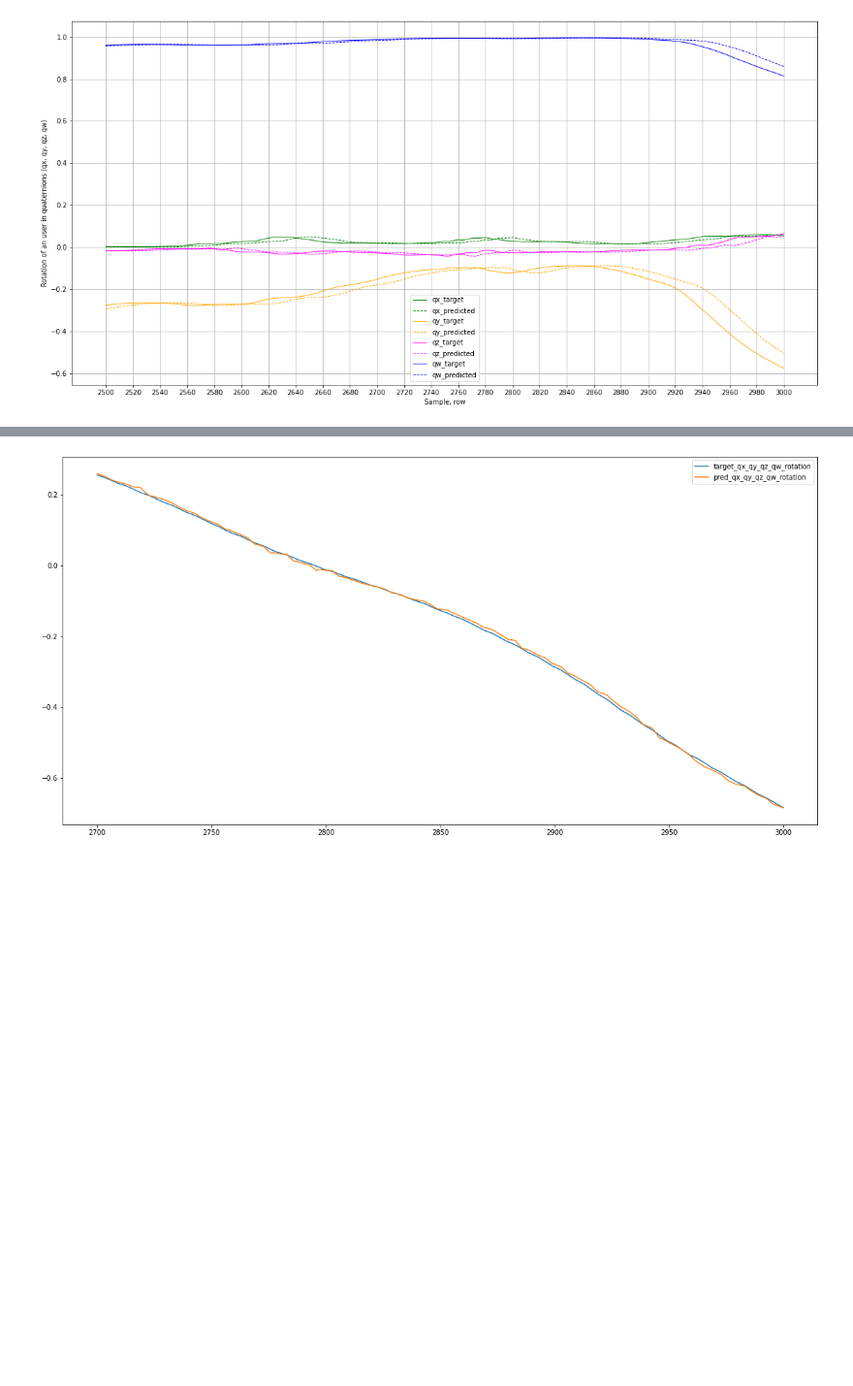
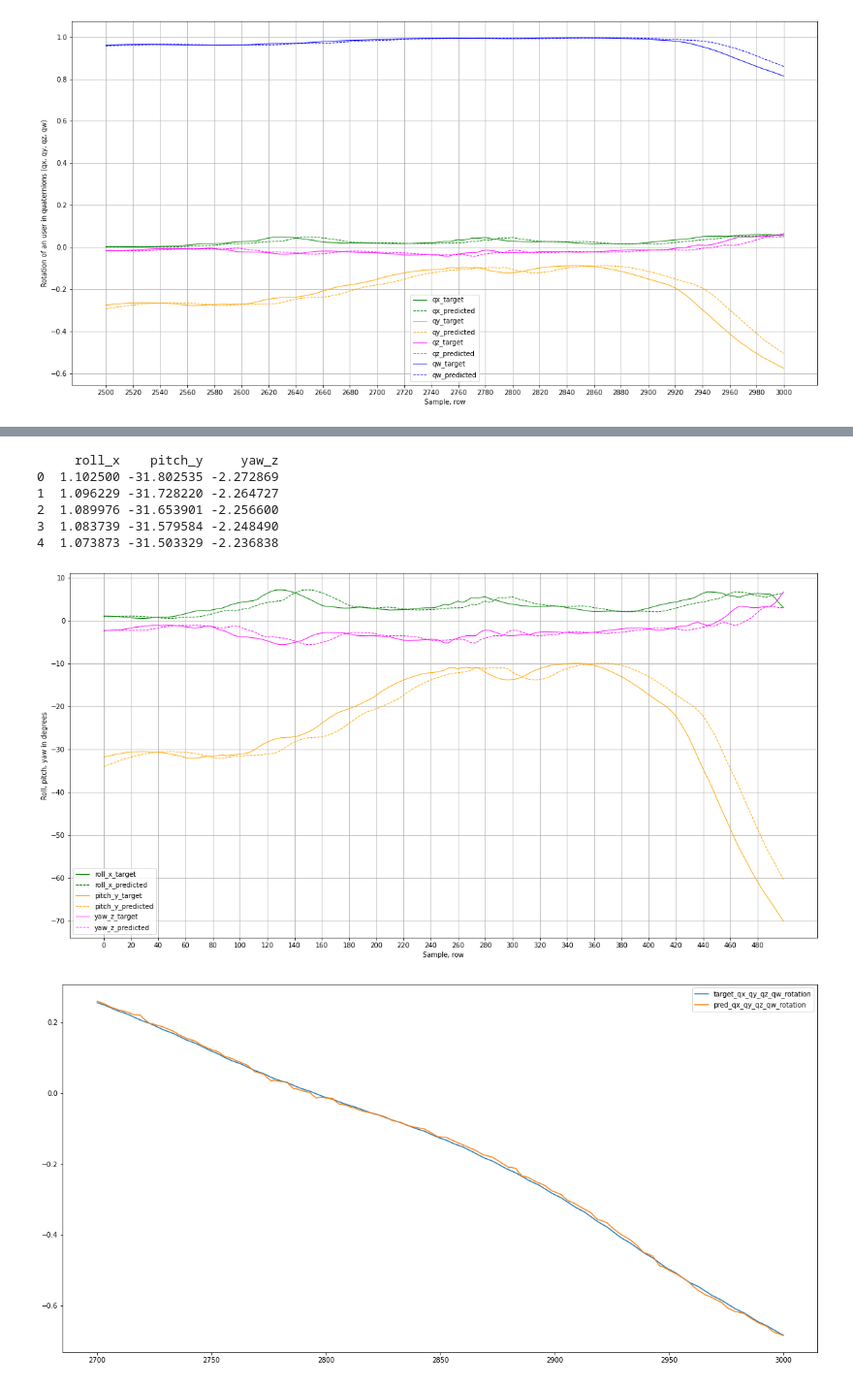
Before and after one commit to oleksa-oleksa/MasterThesis_UserPosition_6DOF, a Jupyter notebook: Development/notebooks/thesis_plots.ipynb, the cells around one changed output, grey strips where cells are left out. Shown at 97% size. Cells and saved outputs as stored; diff of their text form; code cells hidden in the pictures; blank space fills up the shorter version.

Commit message:
converting quaternion to euler

```diff
--- a/Development/notebooks/thesis_plots.ipynb
+++ b/Development/notebooks/thesis_plots.ipynb
@@ -171,3 +137,61 @@ IndexError: iloc cannot enlarge its target object
+# %%
+import pandas as pd
+from scipy.spatial.transform import Rotation
+quat_df = targets[['qx', 'qy', 'qz', 'qw']]
+quat_df = quat_df.iloc[min_x:max_x]
+rot = Rotation.from_quat(quat_df)
+rot_euler_target = rot.as_euler('xyz', degrees=True)
+
+quat_df = base[['qx', 'qy', 'qz', 'qw']]
+quat_df = quat_df.iloc[min_x:max_x]
+rot = Rotation.from_quat(quat_df)
+rot_euler_base = rot.as_euler('xyz', degrees=True)
+
+rot_euler_target_df = pd.DataFrame(rot_euler_target, columns = ['roll_x','pitch_y','yaw_z'])
+rot_euler_base_df = pd.DataFrame(rot_euler_base, columns = ['roll_x','pitch_y','yaw_z'])
+
+print(rot_euler_target_df.head())
+# %% [output]
+     roll_x    pitch_y     yaw_z
+0  1.102500 -31.802535 -2.272869
+1  1.096229 -31.728220 -2.264727
+2  1.089976 -31.653901 -2.256600
+3  1.083739 -31.579584 -2.248490
+4  1.073873 -31.503329 -2.236838
+# %%
+axis = 'roll_x'
+model = base
+model_name = "base_euler"
+min_x = 0
+max_x = 499
+
+fig = plt.figure()
+plt.plot(rot_euler_target_df.loc[min_x:max_x, axis], color='green', linestyle='solid', label=(axis + '_target'), linewidth=1)
+plt.plot(rot_euler_base_df.loc[min_x:max_x, axis], color='green', linestyle='dashed', label=(axis + '_predicted'), linewidth=1)
+
+axis = 'pitch_y'
+plt.plot(rot_euler_target_df.loc[min_x:max_x, axis], color='orange', linestyle='solid', label=(axis + '_target'), linewidth=1)
+plt.plot(rot_euler_base_df.loc[min_x:max_x, axis], color='orange', linestyle='dashed', label=(axis + '_predicted'), linewidth=1)
+
+axis = 'yaw_z'
+plt.plot(rot_euler_target_df.loc[min_x:max_x, axis], color='magenta', linestyle='solid', label=(axis + '_target'), linewidth=1)
+plt.plot(rot_euler_base_df.loc[min_x:max_x, axis], color='magenta', linestyle='dashed', label=(axis + '_predicted'), linewidth=1)
+
+
+fig.set_figwidth(20)
+fig.set_figheight(10)
+plt.xlabel('Sample, row')
+plt.ylabel('Roll, pitch, yaw in degrees')
+plt.legend()
+plt.grid()
+plt.xticks(np.arange(min_x, max_x+1, 20))
+plt.show()
+
+axis = "roll_pitch_yaw"
+out = os.path.join(dest, f"{model_name}-{axis}.pdf")
+fig.savefig(out)
+# %% [output]
+[figure, added]
 # %%
 column = 'x'
 model = gru1
```
Also changed, not shown: parts of 1 cell of this notebook.
